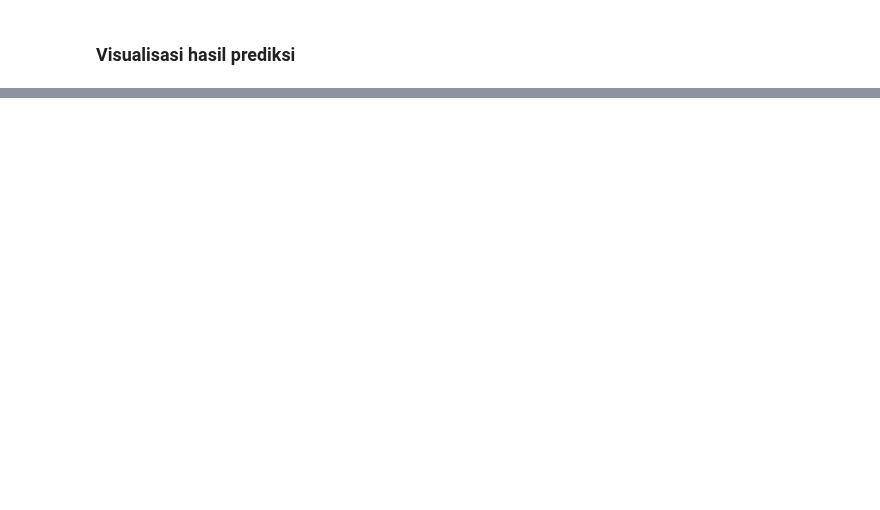
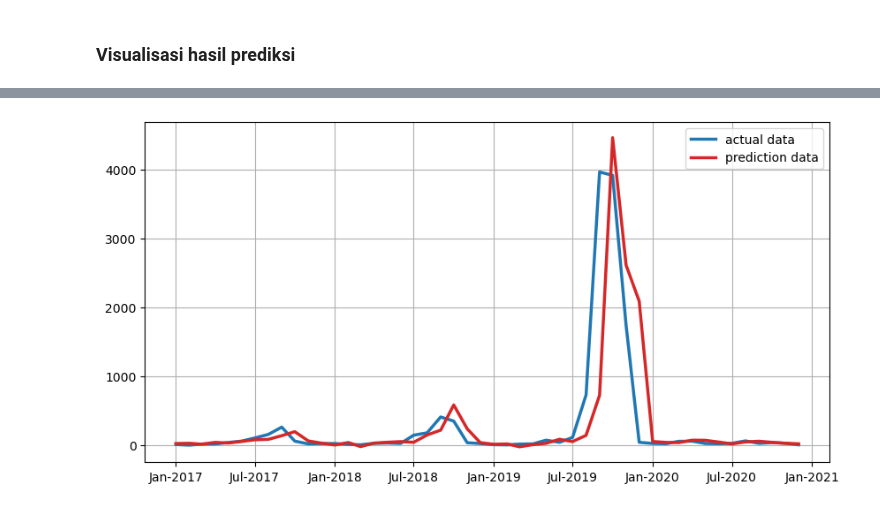
Before and after one commit to kusin/tensorflow-hotspot-v1, a Jupyter notebook: lstm-rnn-percobaan3.ipynb, the cells around one changed output, grey strips where cells are left out. Saved outputs shown, nothing was run; the diff lists cells and outputs as text; code cells hidden in the pictures; blank space fills up the shorter version.

```diff
--- a/lstm-rnn-percobaan3.ipynb
+++ b/lstm-rnn-percobaan3.ipynb
@@ -434,0 +445,20 @@ plt.show()
+# %%
+# generate urutan data sesuai panjang datanya
+x = pd.date_range(start="2017-01-01", periods=len(test_y), freq='MS')
+
+# membuat frame
+fig, ax = plt.subplots(figsize = (10,5))
+
+# membuat time series plot
+ax.plot(x, testActual, color="tab:blue", label="actual data", linewidth=2.5)
+ax.plot(x, testPredictions, color="tab:red", label="prediction data", linewidth=2.5)
+
+# membuat label-label
+ax.xaxis.set_major_formatter(mdates.DateFormatter('%b-%Y'))
+ax.legend(loc="best")
+ax.grid(True)
+
+# menampilkan plot
+plt.show()
+# %% [output]
+[figure, added]
```
Also changed, not shown: parts of 19 cells of this notebook, 10 other files.
